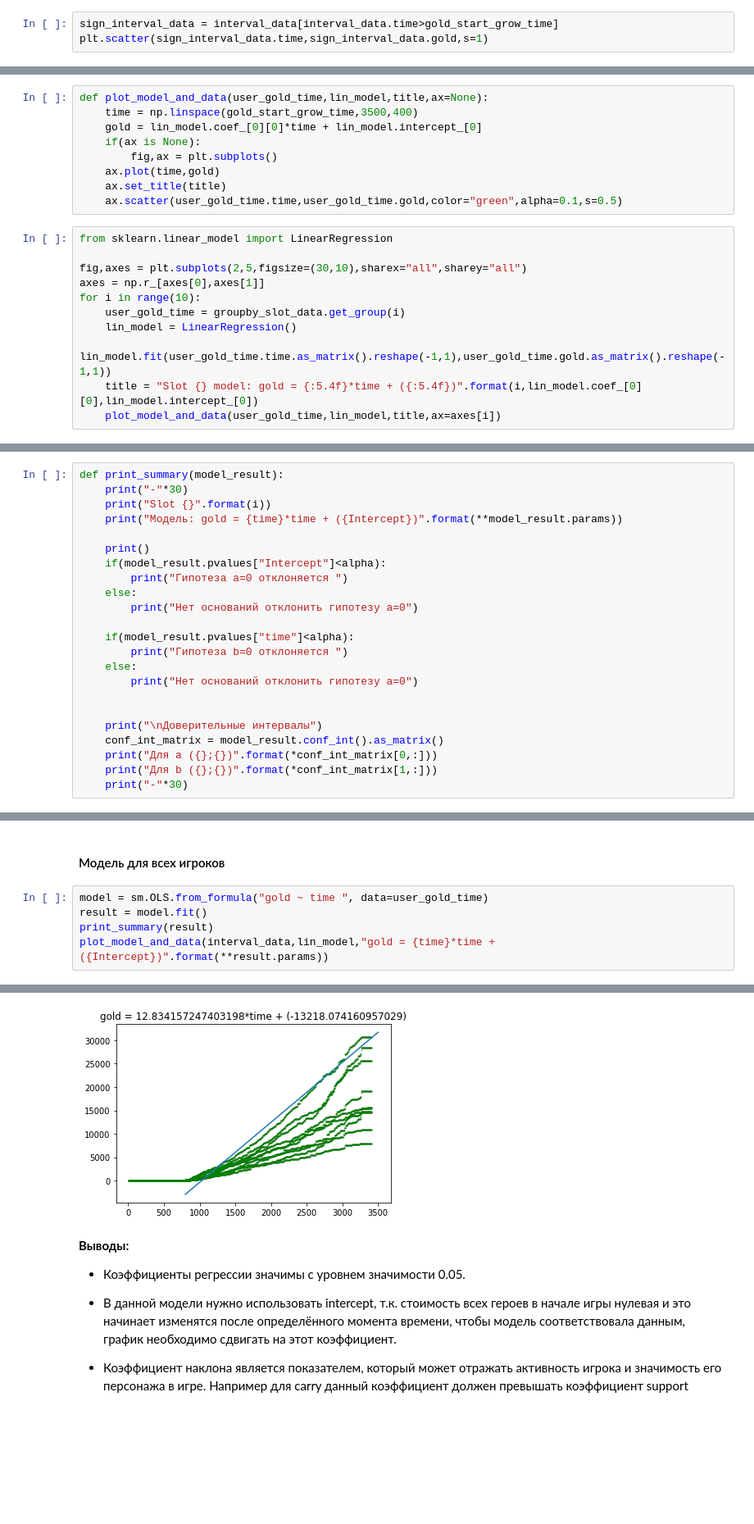
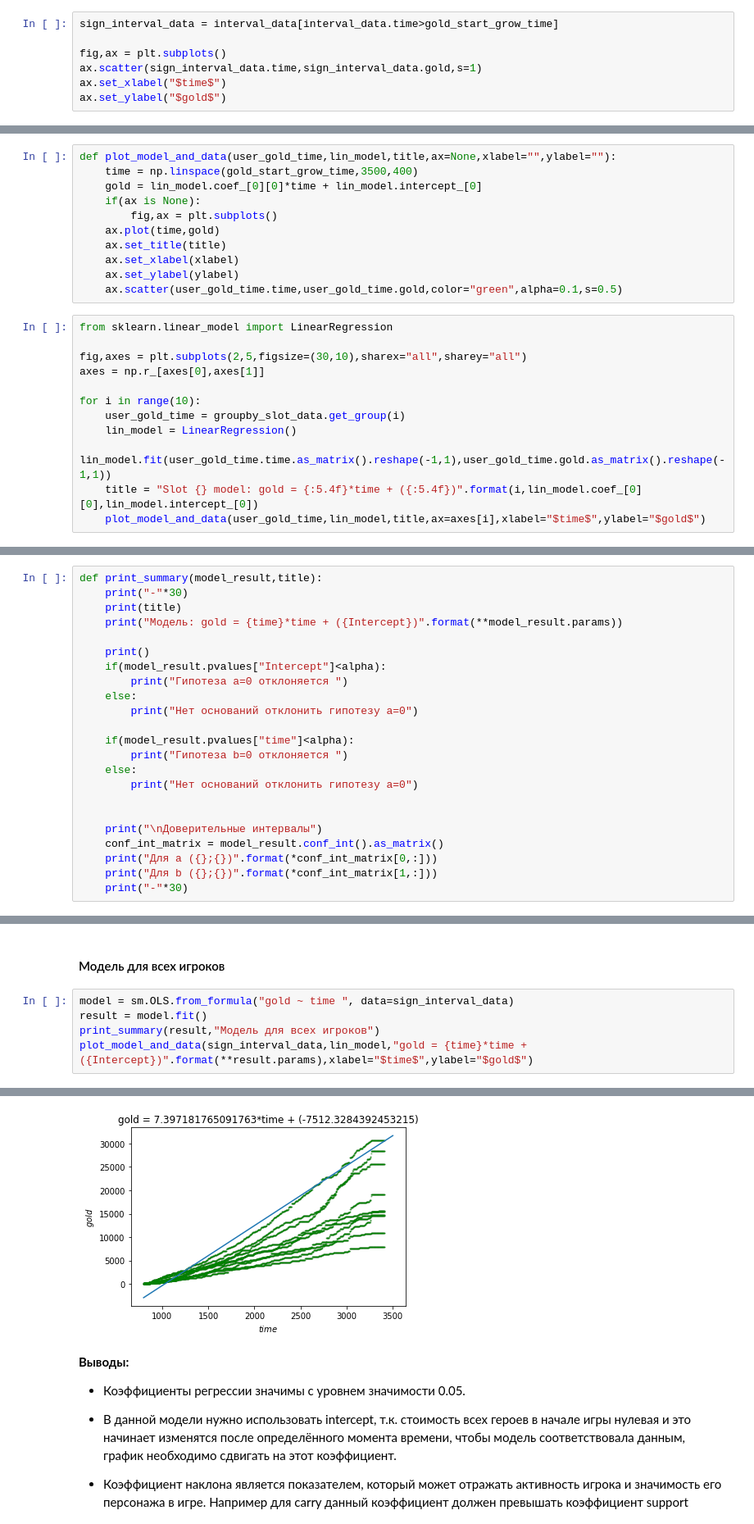
Before and after one commit to UladzislauSafronau/analyze-dota-match, a Jupyter notebook: test-tasks.ipynb, the cells around one changed output, grey strips where cells are left out. Shown at 82% size. Cells and saved outputs as stored; diff of their text form; blank space fills up the shorter version.

```diff
--- a/test-tasks.ipynb
+++ b/test-tasks.ipynb
@@ -331,5 +317,9 @@ print(gold_start_grow_time)
 Выберем только те данные, для которых $time>799.89294$
 # %%
 sign_interval_data = interval_data[interval_data.time>gold_start_grow_time]
-plt.scatter(sign_interval_data.time,sign_interval_data.gold,s=1)
+
+fig,ax = plt.subplots()
+ax.scatter(sign_interval_data.time,sign_interval_data.gold,s=1)
+ax.set_xlabel("$time$")
+ax.set_ylabel("$gold$")
 # %% [output]
@@ -338,23 +328,26 @@ plt.scatter(sign_interval_data.time,sign_interval_data.gold,s=1)
 # %%
 groupby_slot_data = sign_interval_data.groupby(by="slot")
 # %%
-def plot_model_and_data(user_gold_time,lin_model,title,ax=None):
+def plot_model_and_data(user_gold_time,lin_model,title,ax=None,xlabel="",ylabel=""):
     time = np.linspace(gold_start_grow_time,3500,400)
     gold = lin_model.coef_[0][0]*time + lin_model.intercept_[0]
     if(ax is None):
         fig,ax = plt.subplots()
     ax.plot(time,gold)
     ax.set_title(title)
+    ax.set_xlabel(xlabel)
+    ax.set_ylabel(ylabel)
     ax.scatter(user_gold_time.time,user_gold_time.gold,color="green",alpha=0.1,s=0.5)
 # %%
 from sklearn.linear_model import LinearRegression
 
 fig,axes = plt.subplots(2,5,figsize=(30,10),sharex="all",sharey="all")
 axes = np.r_[axes[0],axes[1]]
+
 for i in range(10):
     user_gold_time = groupby_slot_data.get_group(i)
     lin_model = LinearRegression()
     lin_model.fit(user_gold_time.time.as_matrix().reshape(-1,1),user_gold_time.gold.as_matrix().reshape(-1,1))
     title = "Slot {} model: gold = {:5.4f}*time + ({:5.4f})".format(i,lin_model.coef_[0][0],lin_model.intercept_[0])
-    plot_model_and_data(user_gold_time,lin_model,title,ax=axes[i])
+    plot_model_and_data(user_gold_time,lin_model,title,ax=axes[i],xlabel="$time$",ylabel="$gold$")
 # %% [output]
@@ -374,9 +367,9 @@ alpha = 0.05
 # %%
 import statsmodels.api as sm
 # %%
-def print_summary(model_result):
+def print_summary(model_result,title):
     print("-"*30)
-    print("Slot {}".format(i))
+    print(title)
     print("Модель: gold = {time}*time + ({Intercept})".format(**model_result.params))
 
     print()
@@ -423,9 +416,9 @@ Slot 0
 # %% [markdown]
 #### Модель для всех игроков
 # %%
-model = sm.OLS.from_formula("gold ~ time ", data=user_gold_time)
+model = sm.OLS.from_formula("gold ~ time ", data=sign_interval_data)
 result = model.fit()
-print_summary(result)
-plot_model_and_data(interval_data,lin_model,"gold = {time}*time + ({Intercept})".format(**result.params))
+print_summary(result,"Модель для всех игроков")
+plot_model_and_data(sign_interval_data,lin_model,"gold = {time}*time + ({Intercept})".format(**result.params),xlabel="$time$",ylabel="$gold$")
 # %% [output]
 ------------------------------
@@ -441,5 +434,5 @@ Slot 9
 ------------------------------
-[figure, old version]
+[figure, new version]
 # %% [markdown]
 **Выводы:**
 * Коэффициенты регрессии значимы с уровнем значимости 0.05.
```
Also changed, not shown: parts of 13 cells of this notebook.
